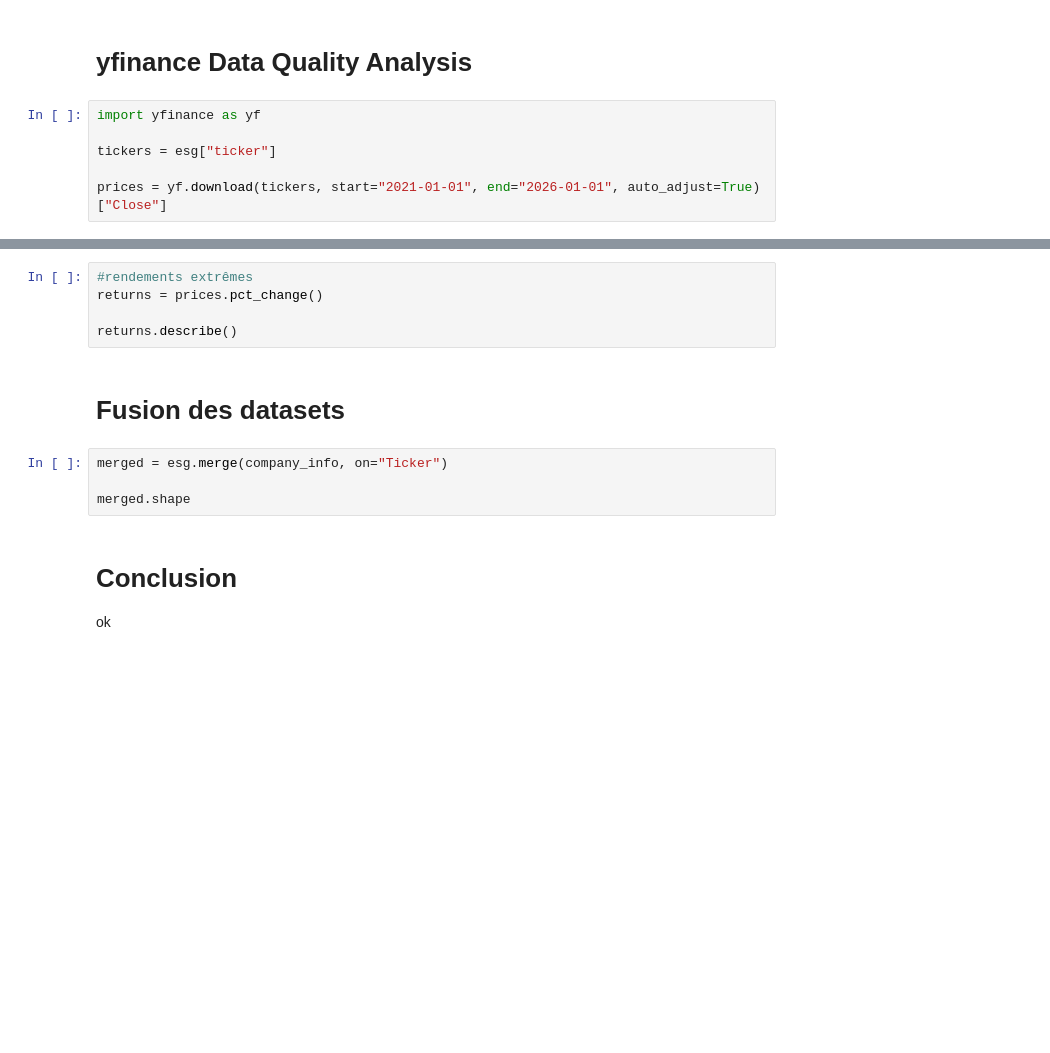
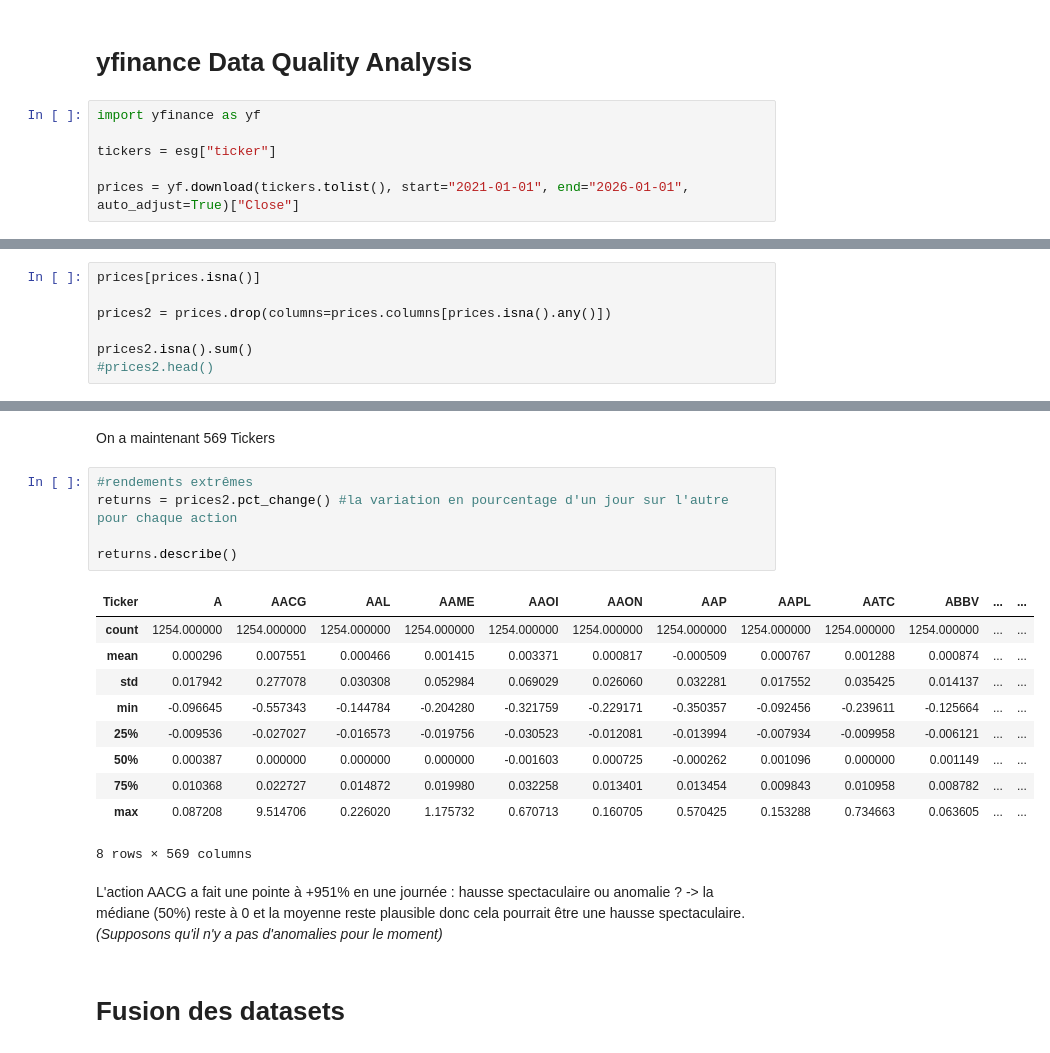
Before and after one commit to ambre-bissi/ESG-Portfolio-Optimizer, a Jupyter notebook: Notebooks/1_data_quality.ipynb, the cells around one changed output, grey strips where cells are left out. Saved outputs shown, nothing was run; the diff lists cells and outputs as text; blank space fills up the shorter version.

Commit message:
conclusion, dataset merged presque complet

```diff
--- a/Notebooks/1_data_quality.ipynb
+++ b/Notebooks/1_data_quality.ipynb
@@ -192,5 +186,5 @@ import yfinance as yf
 
 tickers = esg["ticker"]
 
-prices = yf.download(tickers, start="2021-01-01", end="2026-01-01", auto_adjust=True)["Close"]
+prices = yf.download(tickers.tolist(), start="2021-01-01", end="2026-01-01", auto_adjust=True)["Close"]
 # %% [output]
@@ -202,0 +233,7 @@ prices.index #les entreprises ont elles les mêmes dates
+# %%
+prices[prices.isna()]
+
+prices2 = prices.drop(columns=prices.columns[prices.isna().any()])
+
+prices2.isna().sum()
+#prices2.head()
@@ -203,15 +256,22 @@ prices.index #les entreprises ont elles les mêmes dates
+# %% [markdown]
+On a maintenant 569 Tickers
 # %%
 #rendements extrêmes
-returns = prices.pct_change()
+returns = prices2.pct_change() #la variation en pourcentage d'un jour sur l'autre pour chaque action
 
 returns.describe()
+# %% [output]
+| Ticker | A | AACG | AAL | AAME | AAOI | AAON | AAP | AAPL | AATC | ABBV | ... | ... |
+| count | 1254.000000 | 1254.000000 | 1254.000000 | 1254.000000 | 1254.000000 | 1254.000000 | 1254.000000 | 1254.000000 | 1254.000000 | 1254.000000 | ... | ... |
+| mean | 0.000296 | 0.007551 | 0.000466 | 0.001415 | 0.003371 | 0.000817 | -0.000509 | 0.000767 | 0.001288 | 0.000874 | ... | ... |
+| std | 0.017942 | 0.277078 | 0.030308 | 0.052984 | 0.069029 | 0.026060 | 0.032281 | 0.017552 | 0.035425 | 0.014137 | ... | ... |
+| min | -0.096645 | -0.557343 | -0.144784 | -0.204280 | -0.321759 | -0.229171 | -0.350357 | -0.092456 | -0.239611 | -0.125664 | ... | ... |
+| 25% | -0.009536 | -0.027027 | -0.016573 | -0.019756 | -0.030523 | -0.012081 | -0.013994 | -0.007934 | -0.009958 | -0.006121 | ... | ... |
+| 50% | 0.000387 | 0.000000 | 0.000000 | 0.000000 | -0.001603 | 0.000725 | -0.000262 | 0.001096 | 0.000000 | 0.001149 | ... | ... |
+| 75% | 0.010368 | 0.022727 | 0.014872 | 0.019980 | 0.032258 | 0.013401 | 0.013454 | 0.009843 | 0.010958 | 0.008782 | ... | ... |
+| max | 0.087208 | 9.514706 | 0.226020 | 1.175732 | 0.670713 | 0.160705 | 0.570425 | 0.153288 | 0.734663 | 0.063605 | ... | ... |
+8 rows × 569 columns
+# %% [markdown]
+ L'action AACG a fait une pointe à +951% en une journée : hausse spectaculaire ou anomalie ? -> la médiane (50%) reste à 0 et la moyenne reste plausible donc cela pourrait être une hausse spectaculaire. *(Supposons qu'il n'y a pas d'anomalies pour le moment)*
 # %% [markdown]
 # Fusion des datasets
-# %%
-merged = esg.merge(company_info, on="Ticker")
-
-merged.shape
-# %% [markdown]
-# Conclusion
-
-ok
```
Also changed, not shown: parts of 13 cells of this notebook.
